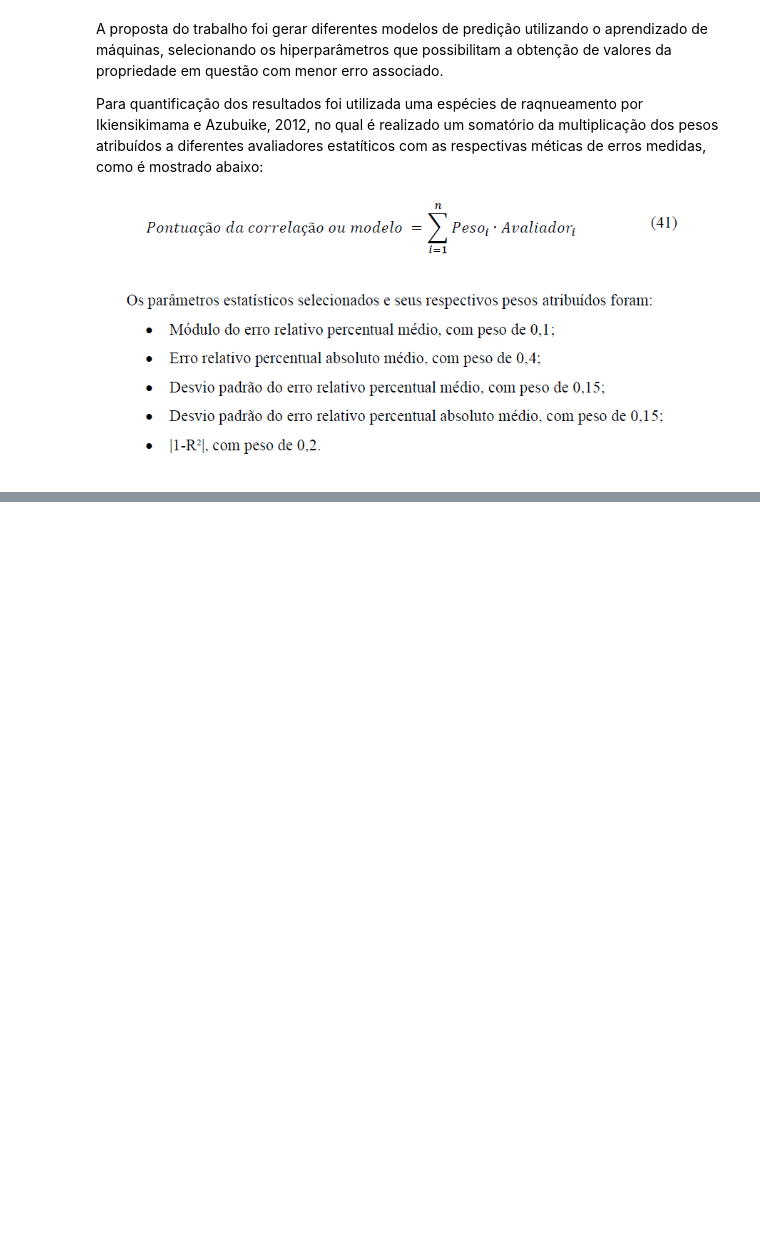
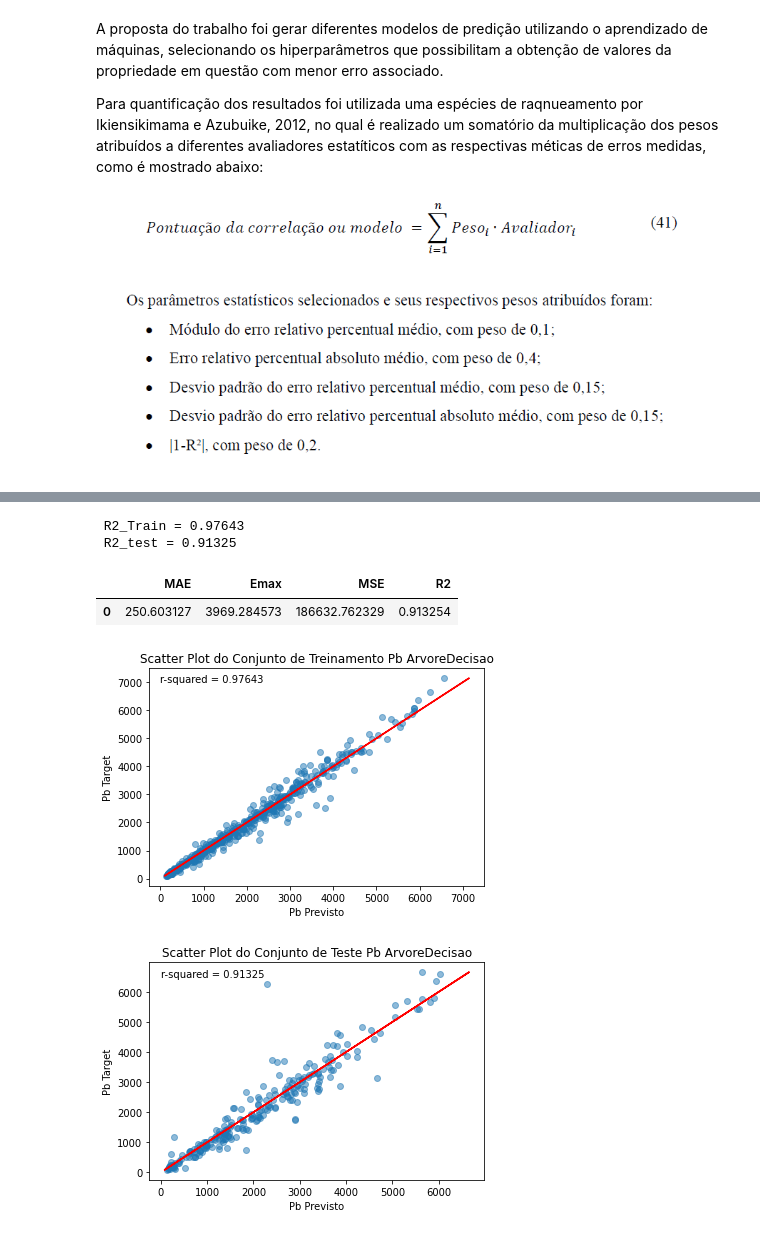
Before and after one commit to DboechatM/Documentacao-TCC, a Jupyter notebook: TCC_Parte_I_Análise_Dados.ipynb, the cells around one changed output, grey strips where cells are left out. Saved outputs shown, nothing was run; the diff lists cells and outputs as text; code cells hidden in the pictures; blank space fills up the shorter version.

```diff
--- a/TCC_Parte_I_Análise_Dados.ipynb
+++ b/TCC_Parte_I_Análise_Dados.ipynb
@@ -229,0 +333,40 @@ plt.show()
+# %%
+print(f' R2_Train = {R2_treinamento}')
+print(f' R2_test = {R2_test}')
+
+ListaStatis = []
+MatrizStatis = []
+#ListaStatis.append(mean_absolute_percentage_error(y_test, Resultado))
+ListaStatis.append(mean_absolute_error(y_test, Resultado))
+ListaStatis.append(max_error(y_test, Resultado))
+ListaStatis.append(mean_squared_error(y_test, Resultado))
+ListaStatis.append(r2_score(y_test, Resultado))
+
+MatrizStatis.append(ListaStatis)
+
+statistica = pd.DataFrame(data = MatrizStatis, columns = ['MAE','Emax','MSE',
+                                                          'R2'] )
+display(statistica)
+
+plt.scatter(Treinamento, y_train, alpha=0.5)
+plt.plot(y_train, y_train, color = 'red')
+plt.title('Scatter Plot do Conjunto de Treinamento Pb ArvoreDecisao')
+plt.ylabel('Pb Target')
+plt.xlabel('Pb Previsto')
+plt.annotate(f'r-squared = {R2_treinamento}', (0,7000))
+plt.show()
+
+plt.scatter(Resultado, y_test, alpha=0.5)
+plt.plot(y_test,y_test, color = 'red')
+plt.title('Scatter Plot do Conjunto de Teste Pb ArvoreDecisao')
+plt.ylabel('Pb Target')
+plt.xlabel('Pb Previsto')
+plt.annotate(f'r-squared = {R2_test}', (0,6500))
+plt.show()
+# %% [output]
+ R2_Train = 0.97643
+ R2_test = 0.91325
+|  | MAE | Emax | MSE | R2 |
+| 0 | 250.603127 | 3969.284573 | 186632.762329 | 0.913254 |
+[figure, added]
+[figure, added]
```
Also changed, not shown: parts of 24 cells of this notebook.
